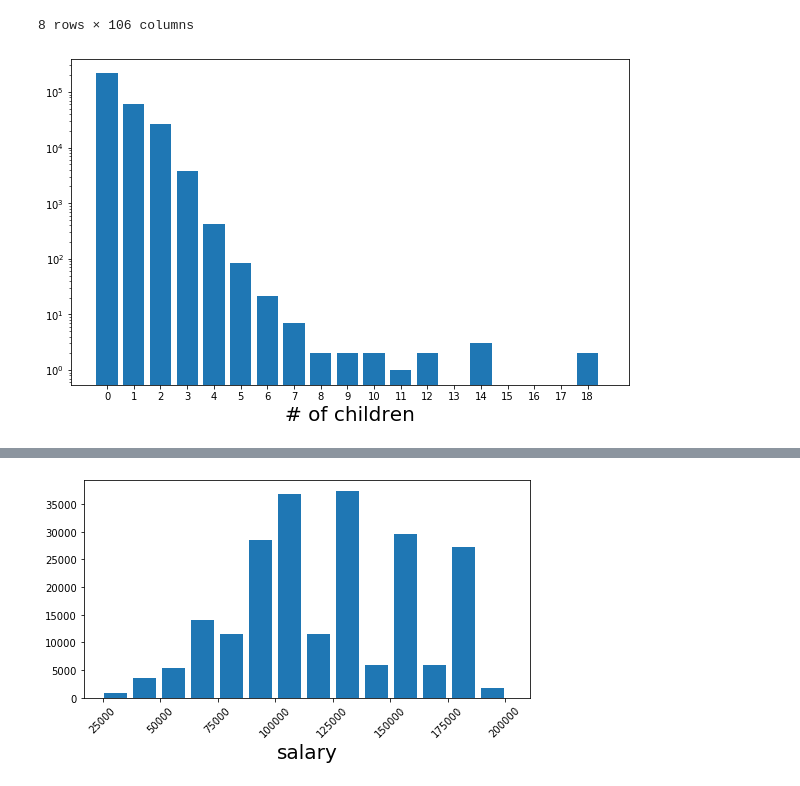
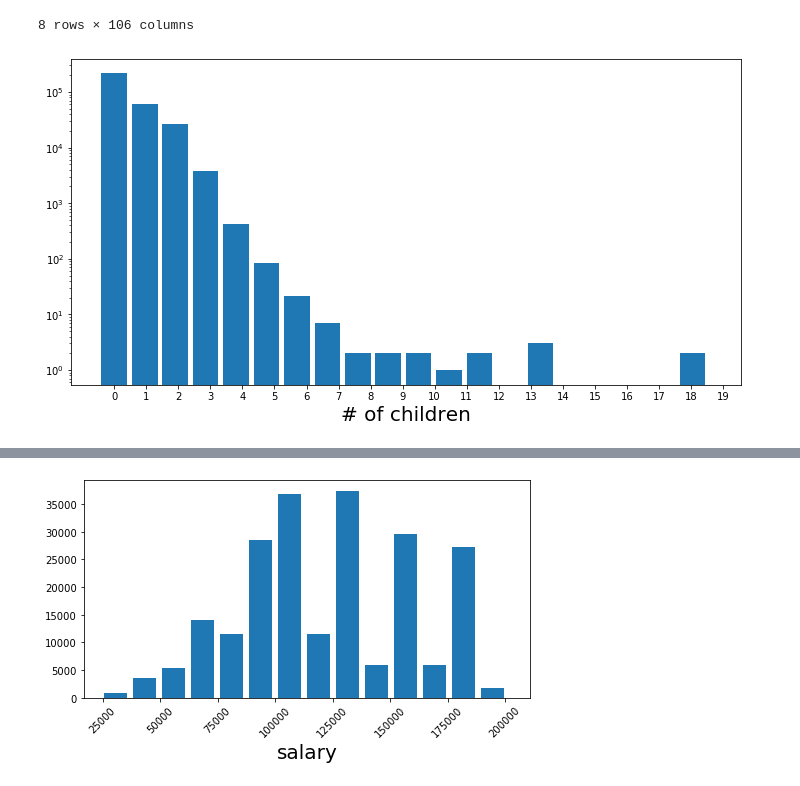
Before and after one commit to Halesu/4th-ML100Days, a Jupyter notebook: homework/Day_008_HW.ipynb, the cells around one changed output, grey strips where cells are left out. Saved outputs shown, nothing was run; the diff lists cells and outputs as text; code cells hidden in the pictures.

```diff
--- a/homework/Day_008_HW.ipynb
+++ b/homework/Day_008_HW.ipynb
@@ -44,11 +44,10 @@ app_train.describe()
 | max | 456255.000000 | 1.000000 | 19.000000 | 1.170000e+08 | 4.050000e+06 | 258025.500000 | 4.050000e+06 | ... |
 8 rows × 106 columns
 # %%
-plt.figure(figsize=(10,6))
-y = app_train["CNT_CHILDREN"]
-plt.hist(y,bins=y.max()-y.min(), log=True, width=0.8)
+plt.figure(figsize=(12,6))
+plt.hist( app_train["CNT_CHILDREN"], bins=20, log=True, width=0.8)
 plt.xlabel("# of children", fontsize=20)
-plt.xticks( np.arange(y.min(), y.max())+0.4,np.arange(y.min(), y.max()))
+plt.xticks( np.arange(20)+0.4, np.arange(20))
 plt.show()
 # %% [output]
-[figure, old version]
+[figure, new version]
```
Also changed, not shown: parts of 1 cell of this notebook.
